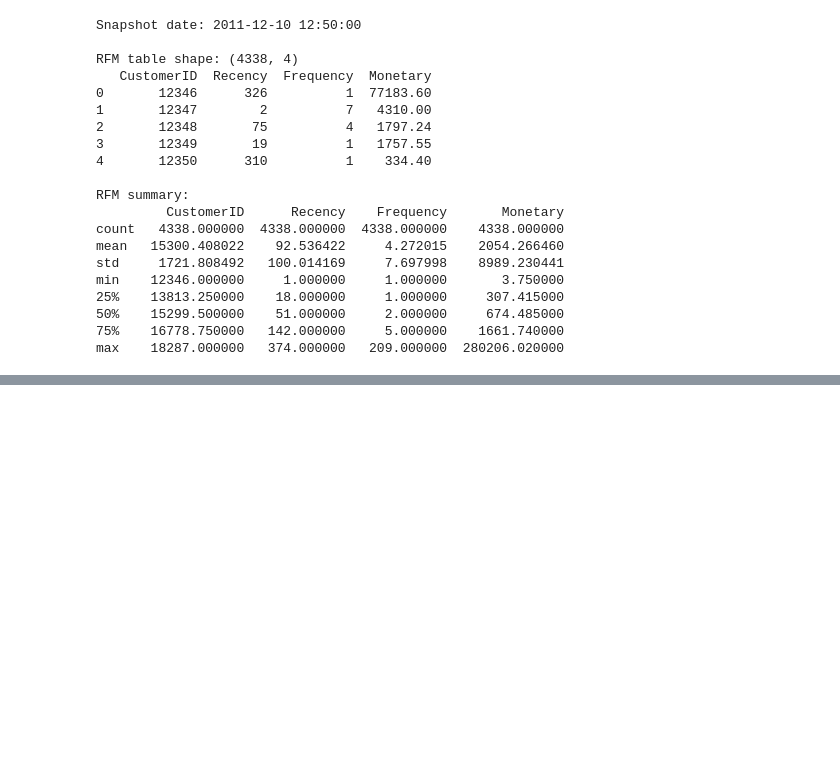
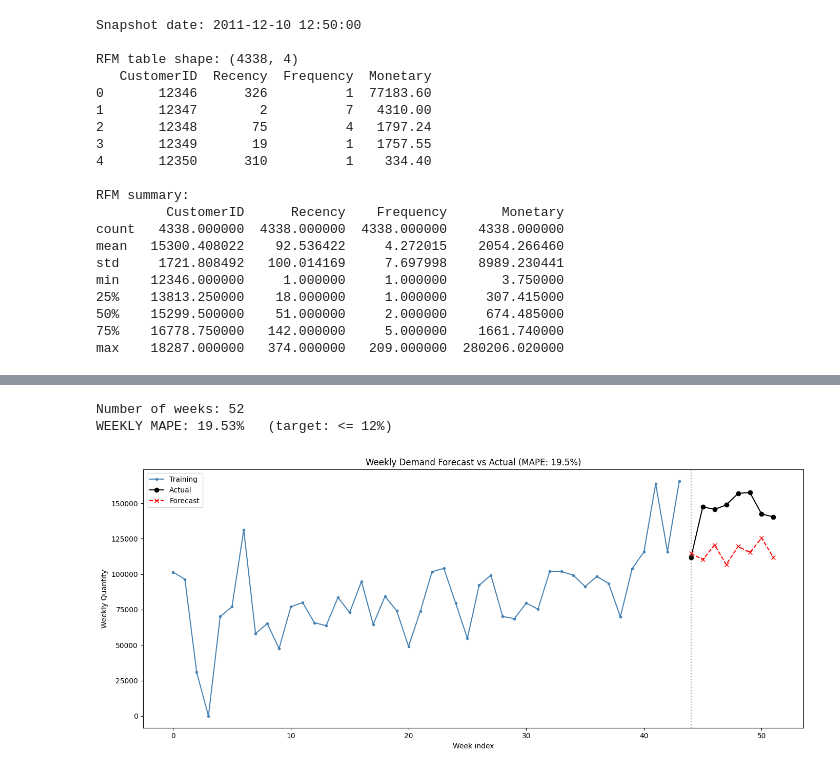
Before and after one commit to sohamsahu85/retailpulse, a Jupyter notebook: notebooks/01_EDA.ipynb, the cells around one changed output, grey strips where cells are left out. Cells and saved outputs as stored; diff of their text form; code cells hidden in the pictures; blank space fills up the shorter version.

```diff
--- a/notebooks/01_EDA.ipynb
+++ b/notebooks/01_EDA.ipynb
@@ -510,0 +900,48 @@ max    18287.000000   374.000000   209.000000  280206.020000
+# %%
+import pandas as pd
+import numpy as np
+import matplotlib.pyplot as plt
+from statsmodels.tsa.holtwinters import ExponentialSmoothing
+
+# Load & aggregate to DAILY first
+df = pd.read_csv('../data/processed/online_retail_clean.csv')
+df['InvoiceDate'] = pd.to_datetime(df['InvoiceDate'])
+daily = df.groupby(df['InvoiceDate'].dt.date).agg(Quantity=('Quantity','sum')).reset_index()
+daily['InvoiceDate'] = pd.to_datetime(daily['InvoiceDate'])
+daily = daily[daily['InvoiceDate'] < '2011-12-09'].sort_values('InvoiceDate')
+
+# Resample to WEEKLY totals (sum all days in each week)
+weekly = daily.set_index('InvoiceDate').resample('W')['Quantity'].sum()
+weekly = weekly[1:-1]   # drop first & last weeks (likely partial)
+
+print("Number of weeks:", len(weekly))
+
+# Train/test split: hold out last 8 weeks
+train = weekly[:-8]
+test  = weekly[-8:]
+
+# Holt-Winters with yearly-ish seasonality won't fit (too few weeks),
+# so use trend only + light seasonality of 4 weeks (~monthly)
+model = ExponentialSmoothing(train, trend='add', seasonal='add', seasonal_periods=4).fit()
+forecast = model.forecast(8)
+
+actual = test.values
+predicted = forecast.values
+mape = np.mean(np.abs((actual - predicted) / actual)) * 100
+print(f"WEEKLY MAPE: {mape:.2f}%   (target: <= 12%)")
+
+plt.figure(figsize=(14, 6))
+plt.plot(range(len(train)), train.values, label='Training', color='steelblue', marker='o', markersize=3)
+plt.plot(range(len(train), len(train)+8), actual, label='Actual', color='black', marker='o')
+plt.plot(range(len(train), len(train)+8), predicted, label='Forecast', color='red', linestyle='--', marker='x')
+plt.axvline(len(train), color='gray', linestyle=':', alpha=0.7)
+plt.title(f'Weekly Demand Forecast vs Actual (MAPE: {mape:.1f}%)')
+plt.xlabel('Week index'); plt.ylabel('Weekly Quantity')
+plt.legend()
+plt.tight_layout()
+plt.savefig('../models/forecast_weekly.png', dpi=100, bbox_inches='tight')
+plt.show()
+# %% [output]
+Number of weeks: 52
+WEEKLY MAPE: 19.53%   (target: <= 12%)
+[figure, added]
```
Also changed, not shown: parts of 20 cells of this notebook, 6 other files.
